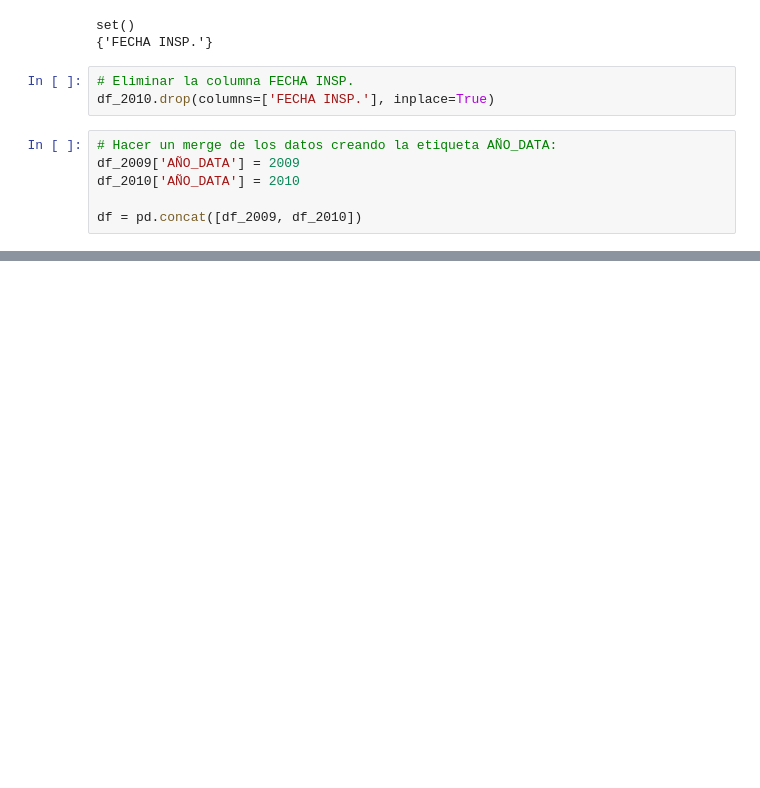
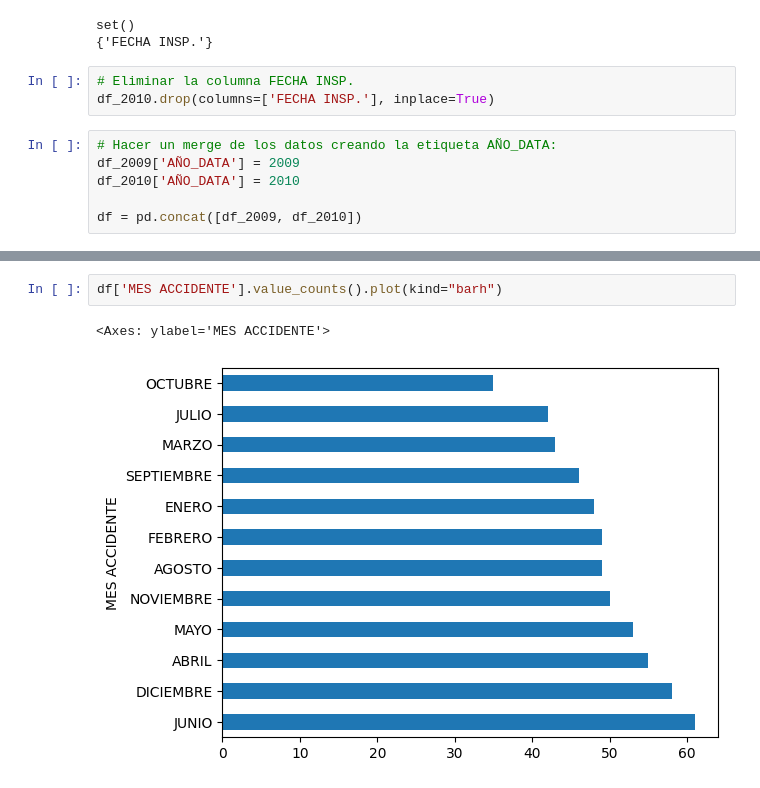
Before and after one commit to DCajiao/Aplicaciones-del-Analisis-Espacial, a Jupyter notebook: casos/Situación_2/00_preprocesamiento.ipynb, the cells around one changed output, grey strips where cells are left out. Cells and saved outputs as stored; diff of their text form; blank space fills up the shorter version.

```diff
--- a/casos/Situación_2/00_preprocesamiento.ipynb
+++ b/casos/Situación_2/00_preprocesamiento.ipynb
@@ -156,0 +430,5 @@ Número de categorías únicas estandarizadas: 18
+# %%
+df['MES ACCIDENTE'].value_counts().plot(kind="barh")
+# %% [output]
+<Axes: ylabel='MES ACCIDENTE'>
+[figure, added]
```
Also changed, not shown: parts of 44 cells of this notebook.
